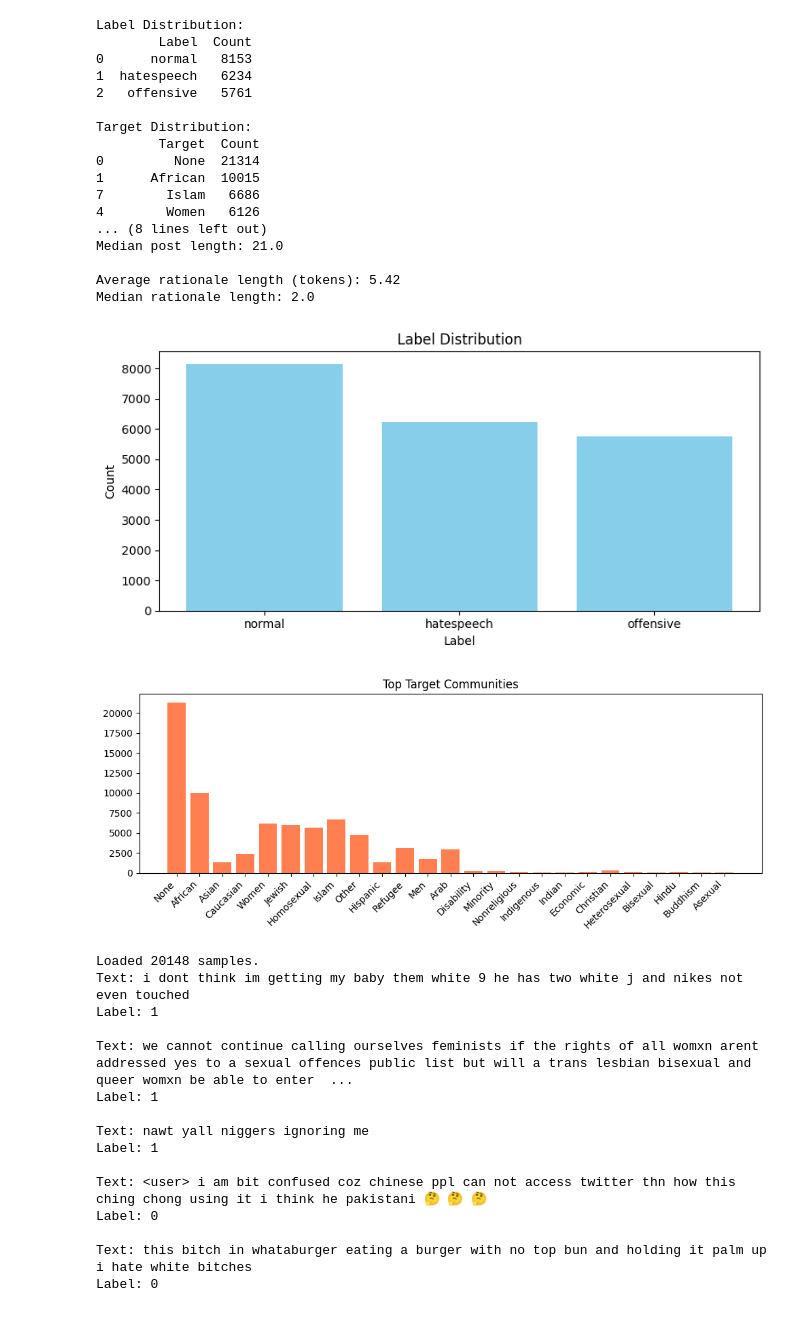
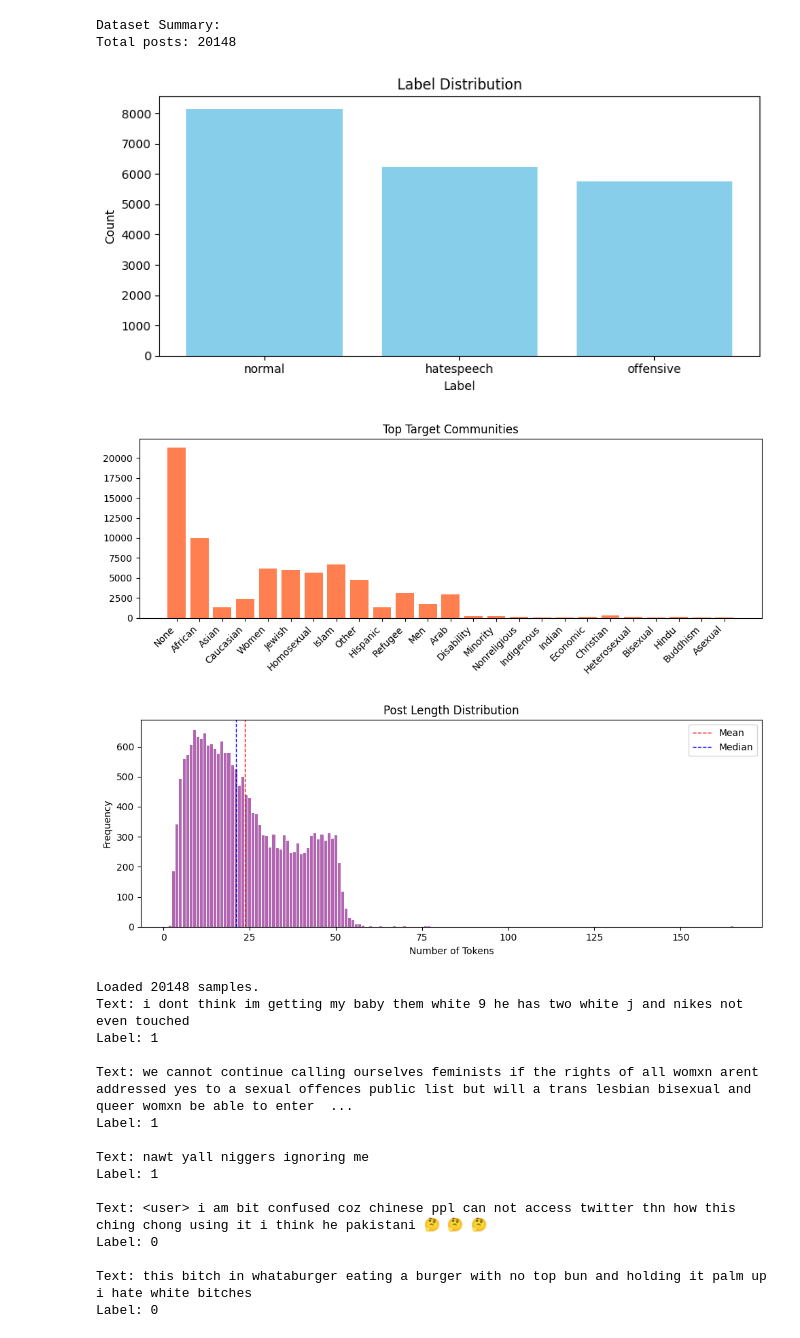
Before and after one commit to kacper651/gnn-hate-speech-detection, a Jupyter notebook: notebooks/train.ipynb, the cells around one changed output. Drawn from its saved outputs; the diff is of its cells as text; code cells hidden in the pictures.

Commit message:
logged dataset stats into csv and made histogram for post length analysis

```diff
--- a/notebooks/train.ipynb
+++ b/notebooks/train.ipynb
@@ -58,63 +58,71 @@ for post_id, post_data in raw_data.items():
 summary_df = pd.DataFrame({
     'Label': list(label_counter.keys()),
     'Count': list(label_counter.values())
 })
+summary_df.to_csv('../output/csv/hateXplain_summary.csv', index=False)
+
 target_df = pd.DataFrame({
     'Target': list(target_counter.keys()),
     'Count': list(target_counter.values())
 })
-
-# ---- Print Stats ----
-print("\nLabel Distribution:")
-print(summary_df)
-summary_df.to_csv('../output/csv/hateXplain_summary.csv', index=False)
-
-print("\nTarget Distribution:")
-print(target_df.sort_values(by="Count", ascending=False).head(10))
 target_df.to_csv('../output/csv/hateXplain_target_distribution.csv', index=False)
 
-print(f"\nAverage post length (tokens): {np.mean(post_lengths):.2f}")
-print(f"Median post length: {np.median(post_lengths)}")
-print(f"\nAverage rationale length (tokens): {np.mean(rationale_lengths):.2f}")
-print(f"Median rationale length: {np.median(rationale_lengths)}")
+posts_df = pd.DataFrame({
+    'Avg length (tokens)': [np.mean(post_lengths)],
+    'Std length (tokens)': [np.std(post_lengths)],
+    'Min length (tokens)': [min(post_lengths)],
+    'Max length (tokens)': [max(post_lengths)],
+    'Median length (tokens)': [np.median(post_lengths)]
+})
+posts_df.to_csv('../output/csv/hateXplain_posts_summary.csv', index=False)
 
-# ---- Plotting ----
+rationales_df = pd.DataFrame({
+    'Avg rationale length (tokens)': [np.mean(rationale_lengths)],
+    'Std rationale length (tokens)': [np.std(rationale_lengths)],
+    'Min rationale length (tokens)': [min(rationale_lengths)],
+    'Max rationale length (tokens)': [max(rationale_lengths)],
+    'Median rationale length (tokens)': [np.median(rationale_lengths)]
+})
+rationales_df.to_csv('../output/csv/hateXplain_rationales_summary.csv', index=False)
+
+print("Dataset Summary:")
+print(f"Total posts: {len(raw_data)}")
+
 plt.figure(figsize=(8, 4))
 plt.bar(label_counter.keys(), label_counter.values(), color='skyblue')
 plt.title("Label Distribution")
 plt.xlabel("Label")
 plt.ylabel("Count")
 plt.tight_layout()
 plt.savefig('../output/plots/label_distribution.png')
 plt.show()
 
 plt.figure(figsize=(10, 4))
 plt.bar(target_counter.keys(), target_counter.values(), color='coral')
 plt.title("Top Target Communities")
 plt.xticks(rotation=45, ha='right')
 plt.tight_layout()
 plt.savefig('../output/plots/target_distribution.png')
 plt.show()
+
+plt.figure(figsize=(10, 4))
+u, c = np.unique(post_lengths, return_counts=True)
+plt.bar(u, c, color='purple', alpha=0.6)
+plt.title("Post Length Distribution")
+plt.xlabel("Number of Tokens")
+plt.ylabel("Frequency")
+plt.axvline(np.mean(post_lengths), color='red', linestyle='dashed', linewidth=1, label='Mean')
+plt.axvline(np.median(post_lengths), color='blue', linestyle='dashed', linewidth=1, label='Median')
+plt.legend()
+plt.tight_layout()
+plt.savefig('../output/plots/post_length_distribution.png')
+plt.show()
 # %% [output]
-Label Distribution:
-        Label  Count
-0      normal   8153
-1  hatespeech   6234
-2   offensive   5761
-
-Target Distribution:
-        Target  Count
-0         None  21314
-1      African  10015
-7        Islam   6686
-4        Women   6126
-... (8 lines left out)
-Median post length: 21.0
-
-Average rationale length (tokens): 5.42
-Median rationale length: 2.0
+Dataset Summary:
+Total posts: 20148
 [figure]
 [figure]
+[figure, added]
 # %%
 from sklearn.preprocessing import LabelEncoder
 
```
Also changed, not shown: 3 other files.
